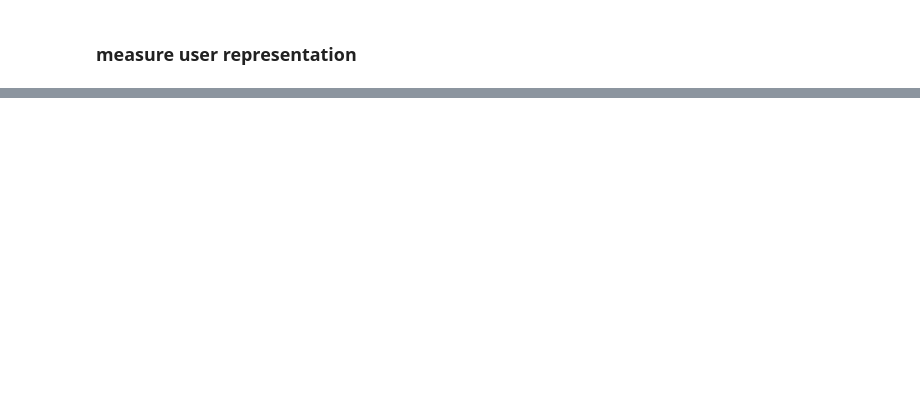
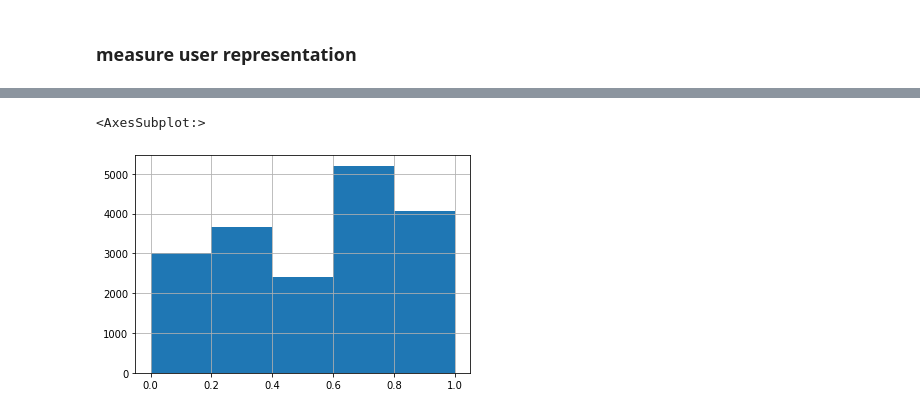
Before and after one commit to hujingwei3303/DM-project, a Jupyter notebook: DM.ipynb, the cells around one changed output, grey strips where cells are left out. Drawn from its saved outputs; the diff is of its cells as text; code cells hidden in the pictures; blank space fills up the shorter version.

```diff
--- a/DM.ipynb
+++ b/DM.ipynb
@@ -178,7 +193,9 @@ def clusteringBatch(history,t0,threshold=0.7,lam=0.01):
 # %%
 def measurement(impression,df_user_representation):
     df_impression = pd.read_csv(impression)
+    df_impression = df_impression[df_impression.attitude==1]
 
+   # df_impression = df_impression[df_impression.UID=='U169741']
 
     df_news_embedding = pd.read_csv('generate/news_embedding.csv')
     df_impression = df_impression.merge(df_news_embedding,on='NID')
@@ -188,26 +205,33 @@ def measurement(impression,df_user_representation):
 
     measure = []
     for UID,g in df_impression.groupby('UID'):
+        #print(df_user_representation[df_user_representation.UID==UID])
+        positive = g[vectorColumns]
         user = df_user_representation[df_user_representation.UID==UID][vectorColumns]
+        user_radius = df_user_representation[df_user_representation.UID==UID].radius.values
+
         if len(user)==0:
             continue
 
-        negative = g[g.attitude==0][vectorColumns]
-        positive = g[g.attitude==1][vectorColumns]
+        d = cdist(positive,user, metric='cosine')
+
+        where_clusters = d.argmin(axis=1)
+        user_radius = user_radius[where_clusters]
 
 
-        if len(negative)>0:
-            mean_negative = cdist(negative,user, metric='cosine').mean()
-        else:
-            mean_negative = -1
+        mask = d==(d.min(keepdims=1,axis=1))
 
-        if len(positive)>0:
-            mean_positive = cdist(positive,user, metric='cosine').mean()
-        else:
-            mean_positive = -1
+        #print(UID,mask,user)
 
-        measure.append((UID,mean_negative,mean_positive))
-    return pd.DataFrame.from_records(measure,columns=['UID','negative','positive'])
+        hits = d[mask] < user_radius
+
+        recall = hits.mean()
+
+        hit = 1 - len(np.unique(where_clusters[hits]))/len(user)
+
+        measure.append((UID,recall,hit))
+
+    return pd.DataFrame.from_records(measure,columns=['UID','recall','percent_empty'])
 # %% [markdown]
 ### do ward clustering
 # %%
@@ -236,7 +265,7 @@ df_user_representation
 # %% [markdown]
 ### measure user representation
 # %%
-impression = 'generate/user_impressions_0.csv'
+impression = 'generate/user_impressions_1.csv'
 
 df_measure = measurement(impression,df_user_representation)
 # %%
@@ -274,0 +276,5 @@ df_news_subcat_embedding
+# %%
+df_measure.percent_empty.hist(bins=5)
+# %% [output]
+<AxesSubplot:>
+[figure, added]
```
Also changed, not shown: parts of 15 cells of this notebook, 1 other file.
